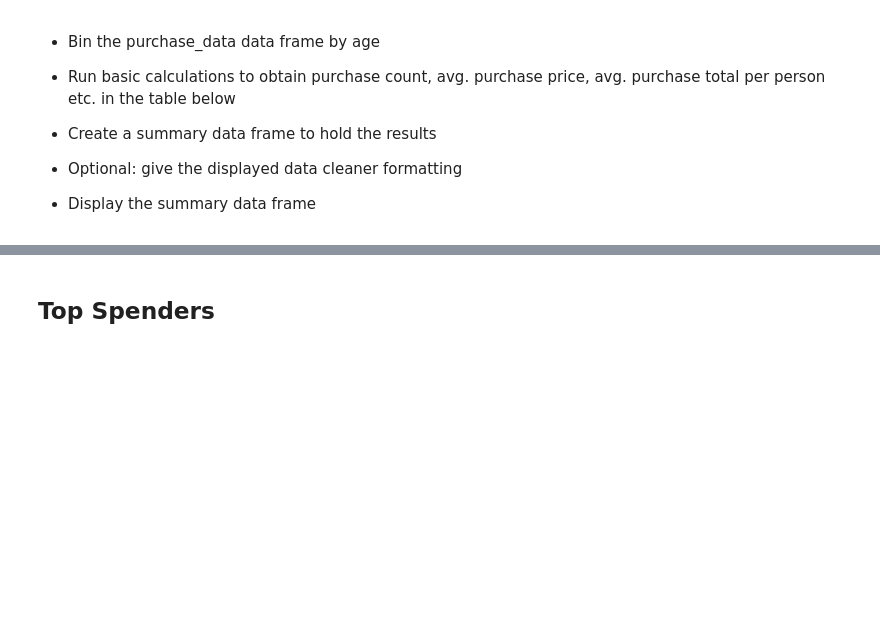
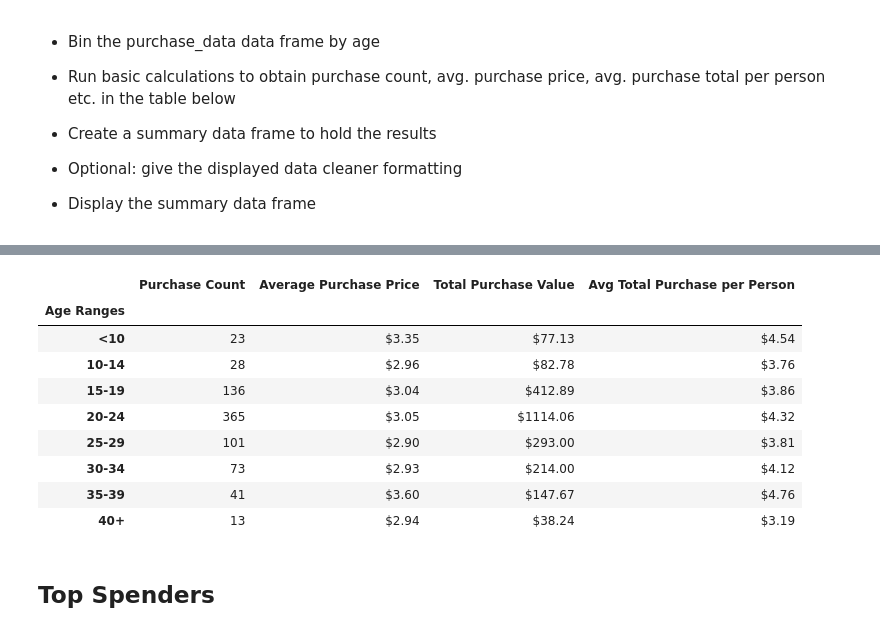
Before and after one commit to potterc22/pandas-challenge, a Jupyter notebook: HeroesOfPymoli/HeroesOfPymoli_starter.ipynb, the cells around one changed output, grey strips where cells are left out. Drawn from its saved outputs; the diff is of its cells as text; code cells hidden in the pictures; blank space fills up the shorter version.

```diff
--- a/HeroesOfPymoli/HeroesOfPymoli_starter.ipynb
+++ b/HeroesOfPymoli/HeroesOfPymoli_starter.ipynb
@@ -249,7 +249,7 @@ total_purchases_less_10 = age_less_10['Price'].sum()
 # Calculate total players less than 10
 less_10_players = age_less_10['SN'].nunique()
 # Less than 10 Average Purchase Total per Person
-less_10_avg_per_person = round(purchase_count_less_10 / less_10_players, 2)
+less_10_avg_per_person = round(total_purchases_less_10 / less_10_players, 2)
 # %%
 # Age 10-14
 age_10_14 = purchase_data.loc[(purchase_data["Age"] >= 10) & (purchase_data["Age"] <= 14),:]
@@ -262,4 +262,4 @@ total_purchases_10_14 = age_10_14['Price'].sum()
 # Calculate total players between 10-14
 age_10_14_players = age_10_14['SN'].nunique()
 # 10-14 Average Purchase Total per Person
-age_10_14_avg_per_person = round(purchase_count_10_14 / age_10_14_players, 2)
+age_10_14_avg_per_person = round(total_purchases_10_14 / age_10_14_players, 2)
@@ -278,3 +318,53 @@ age_10_14_avg_per_person = round(purchase_count_10_14 / age_10_14_players, 2)
+# %%
+# Age 35-39
+age_35_39 = purchase_data.loc[(purchase_data["Age"] >= 35) & (purchase_data["Age"] <= 39),:]
+# 35-39 Purchase Count
+purchase_count_35_39 = age_35_39['Purchase ID'].nunique()
+# 35-39 Average Purchase Price
+avg_price_35_39 = round(age_35_39['Price'].mean(),2)
+# 35-39 Total Purchase Value
+total_purchases_35_39 = age_35_39['Price'].sum()
+# Calculate total players between 35-39
+age_35_39_players = age_35_39['SN'].nunique()
+# 35-39 Average Purchase Total per Person
+age_35_39_avg_per_person = round(total_purchases_35_39 / age_35_39_players, 2)
+# %%
+# Age 40+
+age_40_plus = purchase_data.loc[purchase_data["Age"] >= 40,:]
+# 40+ Purchase Count
+purchase_count_40_plus = age_40_plus['Purchase ID'].nunique()
+# 40+ Average Purchase Price
+avg_price_40_plus = round(age_40_plus['Price'].mean(),2)
+# 40+ Total Purchase Value
+total_purchases_40_plus = age_40_plus['Price'].sum()
+# Calculate total players between 40+
+age_40_plus_players = age_40_plus['SN'].nunique()
+# 40+ Average Purchase Total per Person
+age_40_plus_avg_per_person = round(total_purchases_40_plus / age_40_plus_players, 2)
+# %%
+# Print output
+print_age_purchasing = pd.DataFrame({
+    "Age Ranges": bin_labels,
+    'Purchase Count': [purchase_count_less_10, purchase_count_10_14, purchase_count_15_19, purchase_count_20_24, purchase_count_25_29, purchase_count_30_34, purchase_count_35_39, purchase_count_40_plus],
+    'Average Purchase Price': [avg_price_less_10, avg_price_10_14, avg_price_15_19, avg_price_20_24, avg_price_25_29, avg_price_30_34, avg_price_35_39, avg_price_40_plus],
+    'Total Purchase Value': [total_purchases_less_10, total_purchases_10_14, total_purchases_15_19, total_purchases_20_24, total_purchases_25_29, total_purchases_30_34, total_purchases_35_39, total_purchases_40_plus],
+    'Avg Total Purchase per Person': [less_10_avg_per_person, age_10_14_avg_per_person, age_15_19_avg_per_person, age_20_24_avg_per_person, age_25_29_avg_per_person, age_30_34_avg_per_person, age_35_39_avg_per_person, age_40_plus_avg_per_person]
+    })
+# set index to genders to get rid of the index numbers
+print_age_purchasing = print_age_purchasing.set_index("Age Ranges")
+# format the price columns as currency
+print_age_purchasing.style.format({'Average Purchase Price': '${:.2f}', 'Total Purchase Value': '${:.2f}', 'Avg Total Purchase per Person': '${:.2f}'})
+# %% [output]
+|  | Purchase Count | Average Purchase Price | Total Purchase Value | Avg Total Purchase per Person |
+| Age Ranges |  |  |  |  |
+| <10 | 23 | $3.35 | $77.13 | $4.54 |
+| 10-14 | 28 | $2.96 | $82.78 | $3.76 |
+| 15-19 | 136 | $3.04 | $412.89 | $3.86 |
+| 20-24 | 365 | $3.05 | $1114.06 | $4.32 |
+| 25-29 | 101 | $2.90 | $293.00 | $3.81 |
+| 30-34 | 73 | $2.93 | $214.00 | $4.12 |
+| 35-39 | 41 | $3.60 | $147.67 | $4.76 |
+| 40+ | 13 | $2.94 | $38.24 | $3.19 |
 # %% [markdown]
 ## Top Spenders
 # %% [markdown]
```
Also changed, not shown: parts of 6 cells of this notebook.
